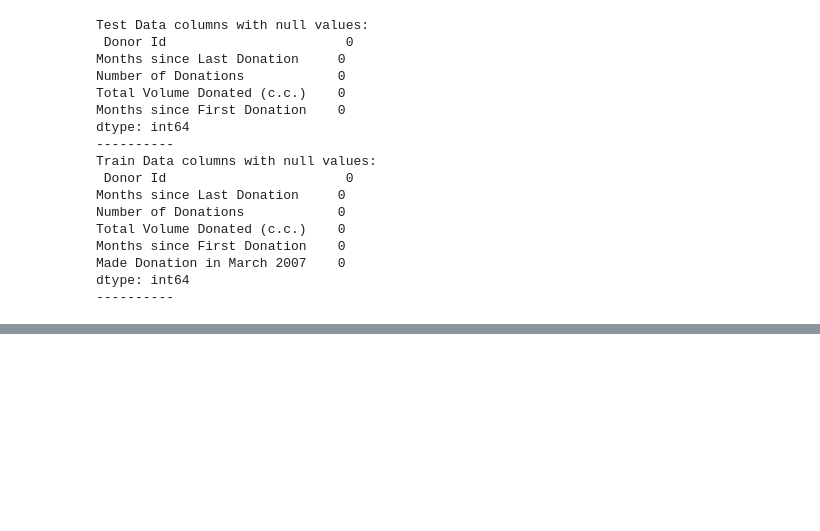
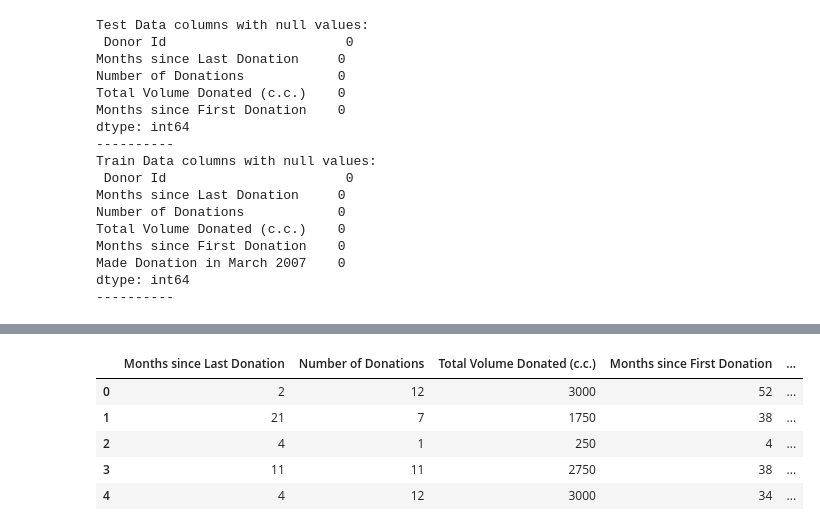
Before and after one commit to sharonmalio/python4datascience, a Jupyter notebook: Challenge2.ipynb, the cells around one changed output, grey strips where cells are left out. Cells and saved outputs as stored; diff of their text form; code cells hidden in the pictures; blank space fills up the shorter version.

```diff
--- a/Challenge2.ipynb
+++ b/Challenge2.ipynb
@@ -92,0 +153,10 @@ memory usage: 27.1 KB
+# %%
+test = data[data['Made Donation in March 2007'] == 'NaN']
+test.head(5)
+# %% [output]
+|  | Months since Last Donation | Number of Donations | Total Volume Donated (c.c.) | Months since First Donation | ... |
+| 0 | 2 | 12 | 3000 | 52 | ... |
+| 1 | 21 | 7 | 1750 | 38 | ... |
+| 2 | 4 | 1 | 250 | 4 | ... |
+| 3 | 11 | 11 | 2750 | 38 | ... |
+| 4 | 4 | 12 | 3000 | 34 | ... |
```
Also changed, not shown: parts of 7 cells of this notebook, 1 other file.
